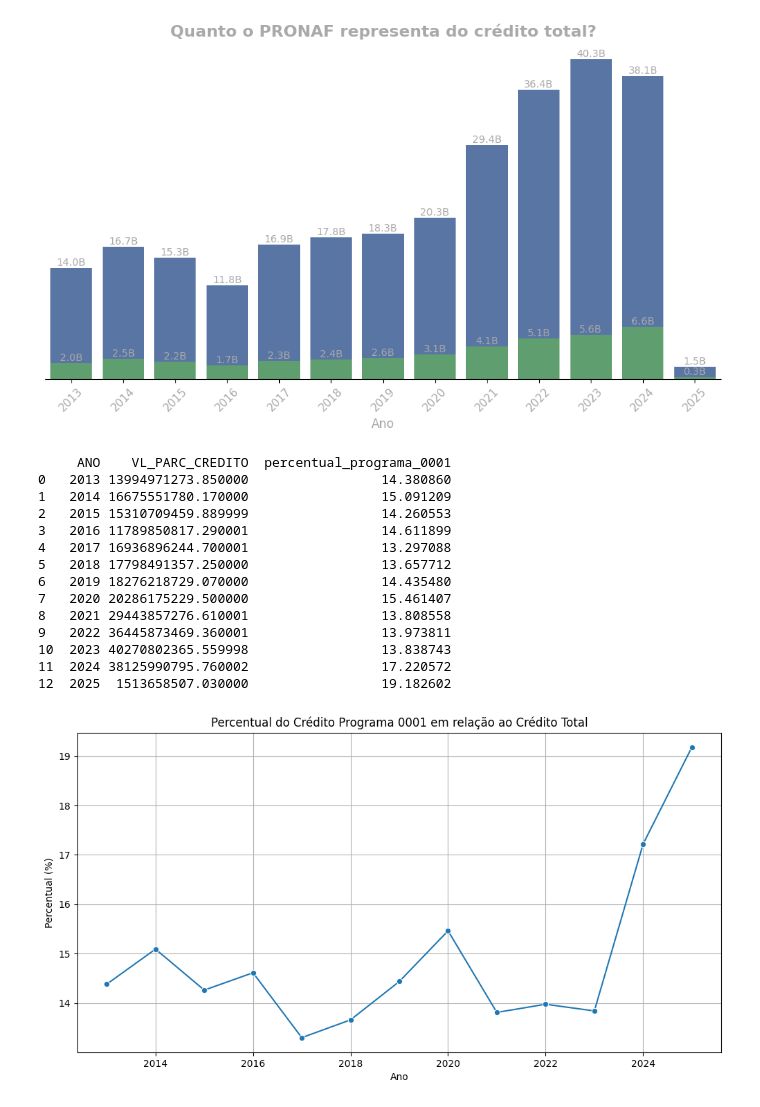
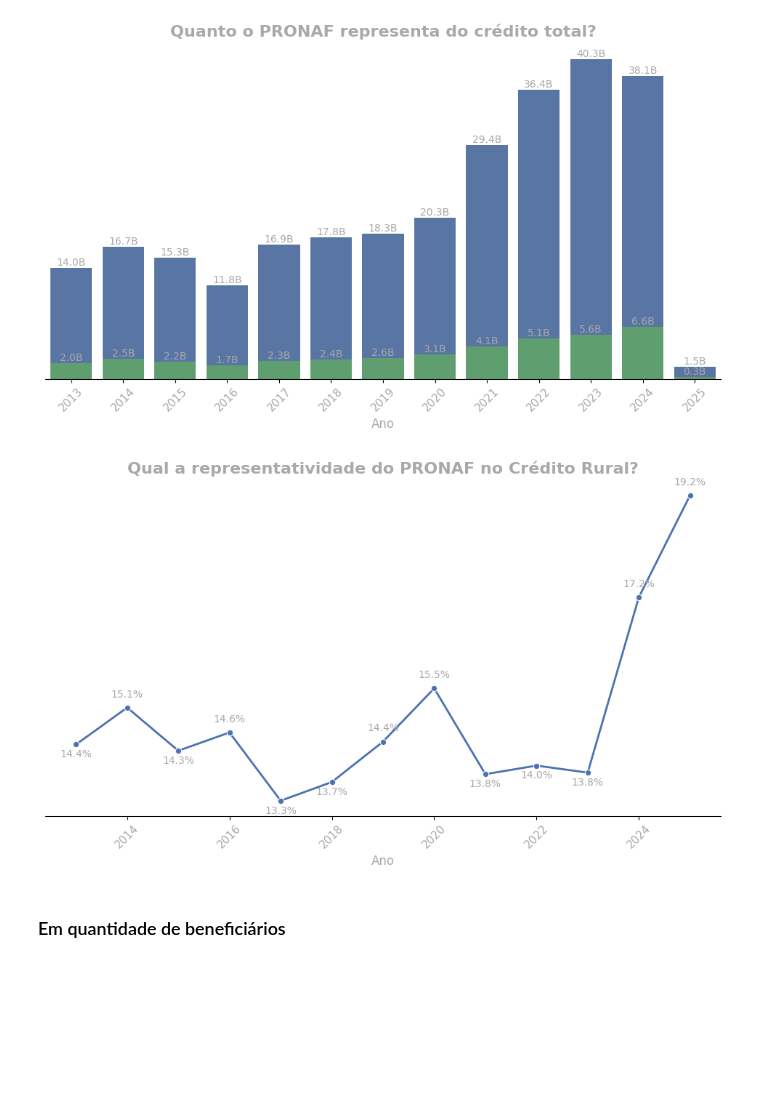
Before and after one commit to marcelo7bastos/mba_mcdia_est_desc_analise_pronaf, a Jupyter notebook: mba_mcdia_est_desc_analise_pronaf.ipynb, the cells around one changed output. Cells and saved outputs as stored; diff of their text form; code cells hidden in the pictures; blank space fills up the shorter version.

```diff
--- a/mba_mcdia_est_desc_analise_pronaf.ipynb
+++ b/mba_mcdia_est_desc_analise_pronaf.ipynb
@@ -339,37 +346,3 @@ plt.xticks(rotation=45, fontsize=11, color='darkgray')
 plt.show()
 # %% [output]
 [figure]
-# %%
-# prompt: Qual é o percentual de credito_programa_0001 em relação ao credito_total
-
-import matplotlib.pyplot as plt
-# Calculate the percentage of credito_programa_0001 relative to credito_total for each year
-credito_total['percentual_programa_0001'] = (credito_programa_0001['VL_PARC_CREDITO'] / credito_total['VL_PARC_CREDITO']) * 100
-
-# Print the resulting DataFrame
-print(credito_total)
-
-# You can also plot this percentage if needed:
-plt.figure(figsize=(12, 6))
-sns.lineplot(data=credito_total, x='ANO', y='percentual_programa_0001', marker='o')
-plt.title('Percentual do Crédito Programa 0001 em relação ao Crédito Total')
-plt.xlabel('Ano')
-plt.ylabel('Percentual (%)')
-plt.grid(True)
-plt.show()
-# %% [output]
-     ANO    VL_PARC_CREDITO  percentual_programa_0001
-0   2013 13994971273.850000                 14.380860
-1   2014 16675551780.170000                 15.091209
-2   2015 15310709459.889999                 14.260553
-3   2016 11789850817.290001                 14.611899
-4   2017 16936896244.700001                 13.297088
-5   2018 17798491357.250000                 13.657712
-6   2019 18276218729.070000                 14.435480
-7   2020 20286175229.500000                 15.461407
-8   2021 29443857276.610001                 13.808558
-9   2022 36445873469.360001                 13.973811
-10  2023 40270802365.559998                 13.838743
-11  2024 38125990795.760002                 17.220572
-12  2025  1513658507.030000                 19.182602
-[figure, removed]
@@ -375,0 +352,35 @@ plt.show()
+# %%
+# Criar figura
+plt.figure(figsize=(12, 6))
+
+# Criando gráfico de linha
+ax = sns.lineplot(data=credito_total, x='ANO', y='percentual_programa_0001', marker='o', color='#4C72B0', linewidth=2)
+
+# Ajustando título
+plt.title('Qual a representatividade do PRONAF no Crédito Rural?', fontsize=16, color='darkgray', weight='bold')
+
+# Ajustando rótulos dos eixos
+plt.xlabel('Ano', fontsize=12, color='darkgray')
+plt.ylabel(None)  # Remove nome do eixo Y
+
+# Removendo a barra e os números do eixo Y
+ax.spines['left'].set_visible(False)
+ax.spines['right'].set_visible(False)
+ax.spines['top'].set_visible(False)
+ax.set_yticks([])
+
+# Adicionando valores no topo dos pontos
+for x, y in zip(credito_total['ANO'], credito_total['percentual_programa_0001']):
+    offset = 0.2 if y > credito_total['percentual_programa_0001'].median() else -0.25  # Ajusta dinamicamente
+    plt.text(x, y + offset, f'{y:.1f}%', ha='center', fontsize=10, color='darkgray')
+
+
+# Ajustando rótulos do eixo X
+plt.xticks(rotation=45, fontsize=11, color='darkgray')
+
+# Exibir o gráfico
+plt.show()
+# %% [output]
+[figure, added]
+# %% [markdown]
+### Em quantidade de beneficiários
```
Also changed, not shown: parts of 28 cells of this notebook.
